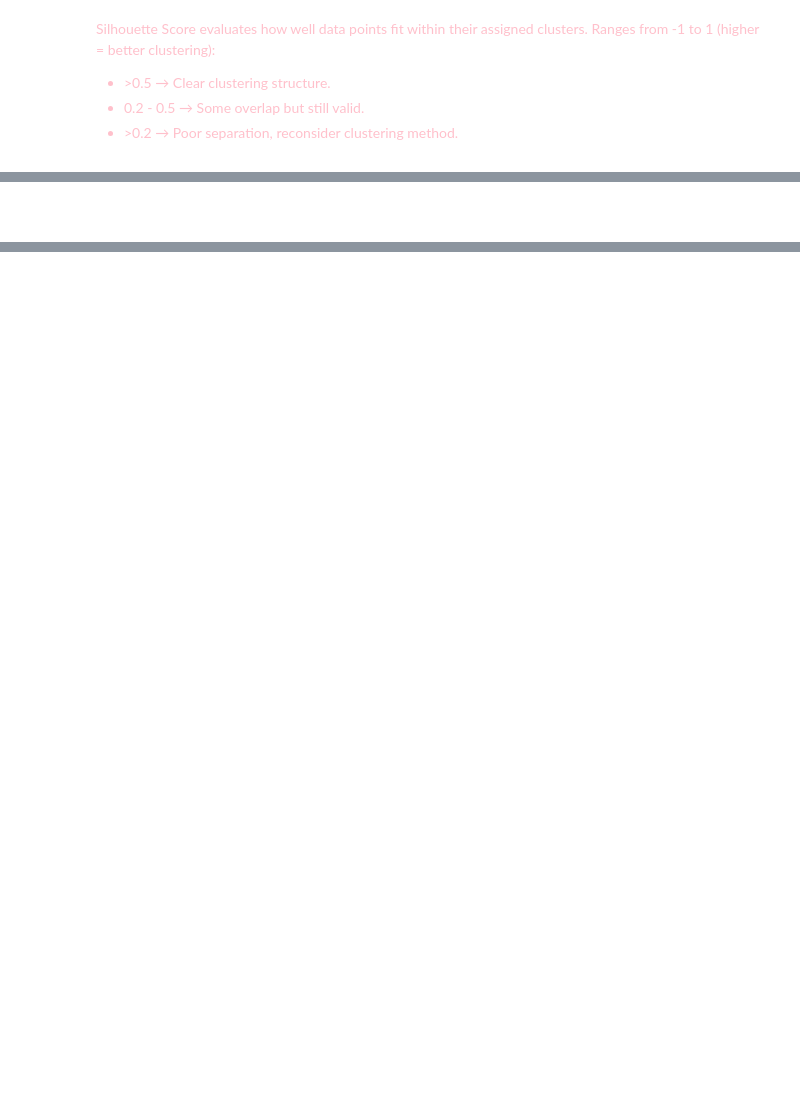
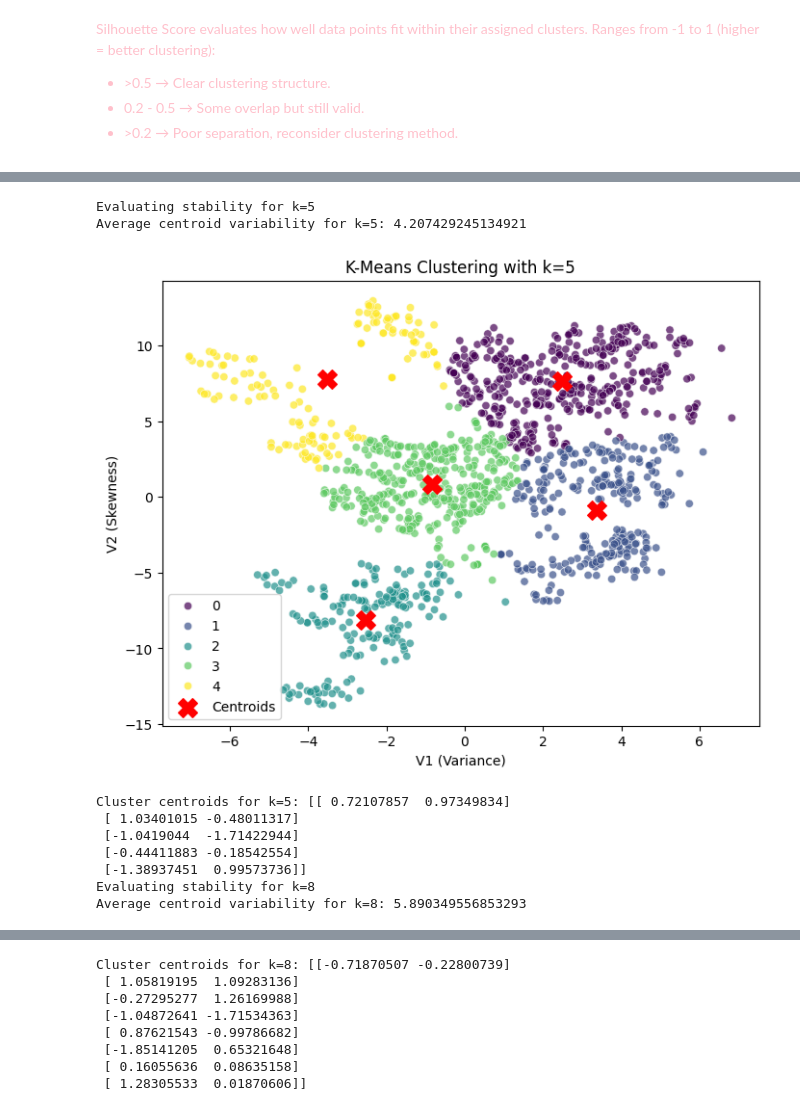
Before and after one commit to dorianDraper/KMeans-project, a Jupyter notebook: UofLondon_Projects/Final_Project.ipynb, the cells around one changed output, grey strips where cells are left out. Cells and saved outputs as stored; diff of their text form; code cells hidden in the pictures; blank space fills up the shorter version.

Commit message:
Clustering task completed

```diff
--- a/UofLondon_Projects/Final_Project.ipynb
+++ b/UofLondon_Projects/Final_Project.ipynb
@@ -189,4 +180,49 @@ plt.show()
-# %% [markdown]
-<p style="color: pink"></p>
-# %% [markdown]
-<p style="color: pink"></p>
+# %%
+# Apply K-Means with k=5 and k=8 for stability testing
+for k_optimal in [5, 8]:
+    print(f"Evaluating stability for k={k_optimal}")
+    centroid_variability = []
+    num_runs = 10
+    centroids_list = []
+
+    for i in range(num_runs):
+        kmeans = KMeans(n_clusters=k_optimal, random_state=i, n_init=10)
+        labels = kmeans.fit_predict(X_scaled)
+        centroids_list.append(kmeans.cluster_centers_)
+
+        if i > 0:
+            variability = np.linalg.norm(centroids_list[i] - centroids_list[i-1])
+            centroid_variability.append(variability)
+
+    avg_variability = np.mean(centroid_variability)
+    print(f"Average centroid variability for k={k_optimal}: {avg_variability}")
+
+    # Apply K-Means with a fixed random state for visualization
+    kmeans = KMeans(n_clusters=k_optimal, random_state=42, n_init=10)
+    df[f'Cluster_k{k_optimal}'] = kmeans.fit_predict(X_scaled)
+
+    # Visualize Clusters
+    plt.figure(figsize=(8, 6))
+    sns.scatterplot(x=df['V1'], y=df['V2'], hue=df[f'Cluster_k{k_optimal}'], palette='viridis', alpha=0.7)
+    plt.scatter(kmeans.cluster_centers_[:, 0] * scaler.scale_[0] + scaler.mean_[0],
+                kmeans.cluster_centers_[:, 1] * scaler.scale_[1] + scaler.mean_[1],
+                marker='X', s=200, color='red', label='Centroids')
+    plt.xlabel('V1 (Variance)')
+    plt.ylabel('V2 (Skewness)')
+    plt.title(f'K-Means Clustering with k={k_optimal}')
+    plt.legend()
+    plt.show()
+
+    # Print cluster centroids
+    print(f"Cluster centroids for k={k_optimal}:", kmeans.cluster_centers_)
+# %% [output]
+Evaluating stability for k=5
+Average centroid variability for k=5: 4.207429245134921
+[figure, added]
+Cluster centroids for k=5: [[ 0.72107857  0.97349834]
+ [ 1.03401015 -0.48011317]
+ [-1.0419044  -1.71422944]
+ [-0.44411883 -0.18542554]
+ [-1.38937451  0.99573736]]
+Evaluating stability for k=8
+Average centroid variability for k=8: 5.890349556853293
@@ -192,0 +230,8 @@ plt.show()
+Cluster centroids for k=8: [[-0.71870507 -0.22800739]
+ [ 1.05819195  1.09283136]
+ [-0.27295277  1.26169988]
+ [-1.04872641 -1.71534363]
+ [ 0.87621543 -0.99786682]
+ [-1.85141205  0.65321648]
+ [ 0.16055636  0.08635158]
+ [ 1.28305533  0.01870606]]
```
Also changed, not shown: parts of 8 cells of this notebook.
